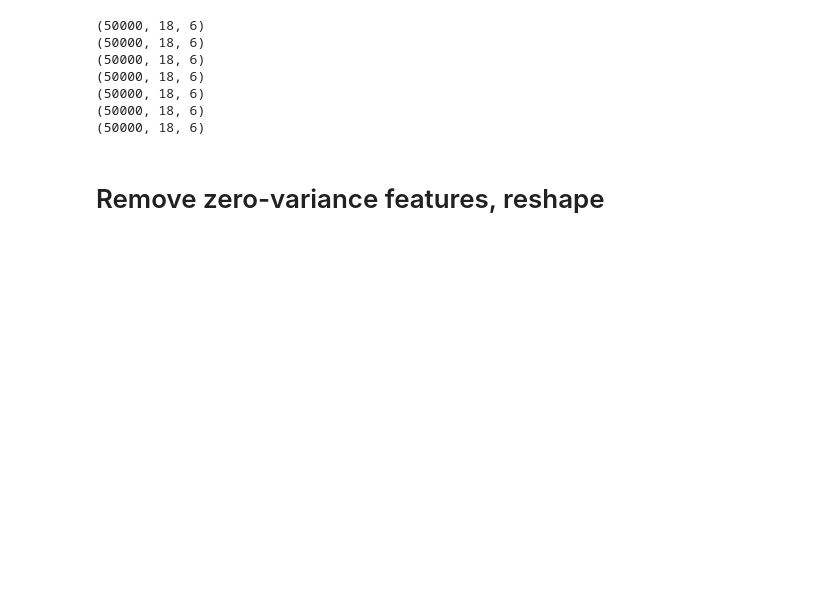
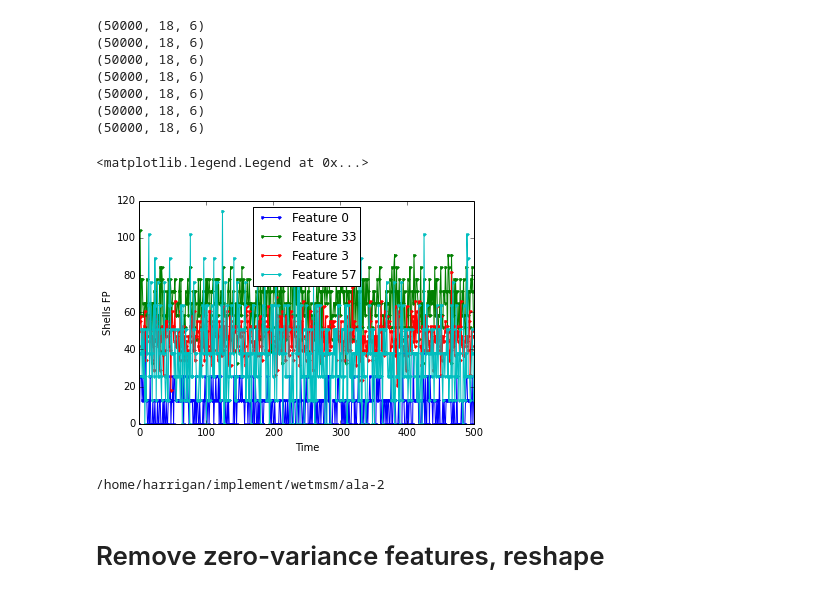
Before and after one commit to mpharrigan/wetmsm, a Jupyter notebook: ipython/ala_water/1-ala_water_load.ipynb, the cells around one changed output. Drawn from its saved outputs; the diff is of its cells as text; code cells hidden in the pictures; blank space fills up the shorter version.

```diff
--- a/ipython/ala_water/1-ala_water_load.ipynb
+++ b/ipython/ala_water/1-ala_water_load.ipynb
@@ -12,24 +31,22 @@ import glob
 # %%
-fp3d_all = []
-fn_all = []
+n_shells = 6
+shell_w = 0.1
+code = "{:d}x{:d}a".format(n_shells, int(10*shell_w))
+
+seqs = []
+fns = []
 for i in range(1,8):
-    #fno = 'trajs/shells-traj-{}.dcd_count.h5'.format(i)
-    fno = 'trajs/traj-{}.dcd.o.s1.count.h5'.format(i)
-    #fnh1 = 'trajs/traj-{}.dcd.h1.count.h5'.format(i)
-    #fnh2 = 'trajs/traj-{}.dcd.h2.count.h5'.format(i)
-    fnh12 = 'trajs/traj-{}.dcd.h12.s1.count.h5'.format(i)
+    fno = 'trajs/traj-{}.dcd.o.{}.count.h5'.format(i, code)
+    fnh12 = 'trajs/traj-{}.dcd.h12.{}.count.h5'.format(i, code)
 
     fo = tables.open_file(fno)
-    #fh1 = tables.open_file(fnh1)
-    #fh2 = tables.open_file(fnh2)
     fh12 = tables.open_file(fnh12)
 
-    #fp3d_tmp = np.hstack((fo.root.shell_counts, fh1.root.shell_counts, fh2.root.shell_counts))
     fp3d_tmp = np.hstack((fo.root.shell_counts, fh12.root.shell_counts))
     print(fp3d_tmp.shape)
 
-    fp3d_all.append(fp3d_tmp)
-    fn_all.append(fno)
+    seqs.append(fp3d_tmp)
+    fns.append(fno)
 # %% [output]
 (50000, 18, 6)
 (50000, 18, 6)
@@ -40,0 +60,15 @@ for i in range(1,8):
+# %%
+sa = SolventShellsAnalysis(seqs, shell_w)
+# %%
+fp2d = sa.seqs2d[np.random.randint(len(sa.seqs2d))]
+for i in np.random.randint(0, fp2d.shape[1], 4):
+    plt.plot(fp2d[::100, i], '.-', label="Feature {}".format(i))
+plt.xlabel('Time'); plt.ylabel('Shells FP');
+plt.legend(loc='best')
+# %% [output]
+<matplotlib.legend.Legend at 0x...>
+[figure, added]
+# %%
+cd ~/implement/wetmsm/ala-2/
+# %% [output]
+/home/harrigan/implement/wetmsm/ala-2
```
Also changed, not shown: parts of 5 cells of this notebook, 2 other files.
